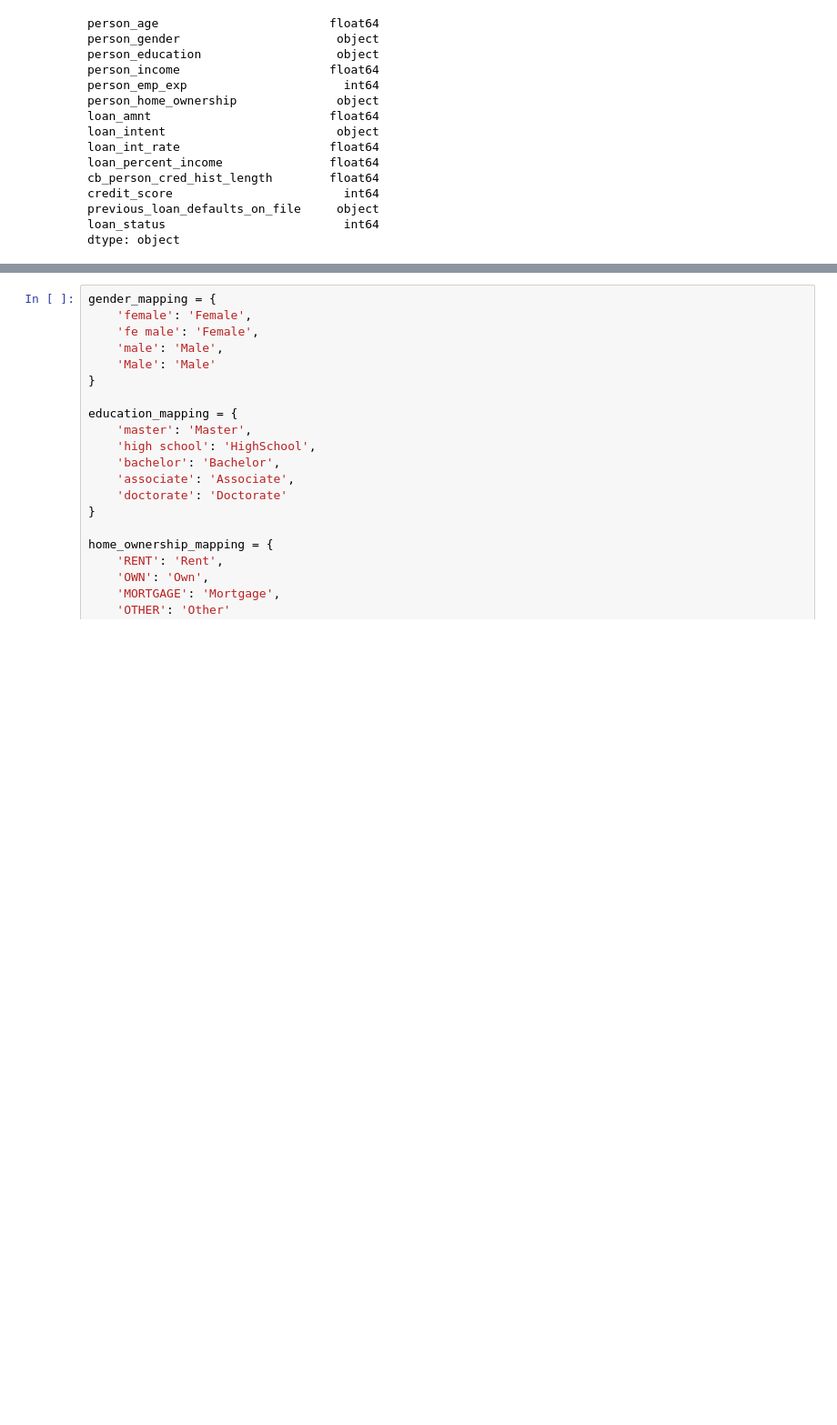
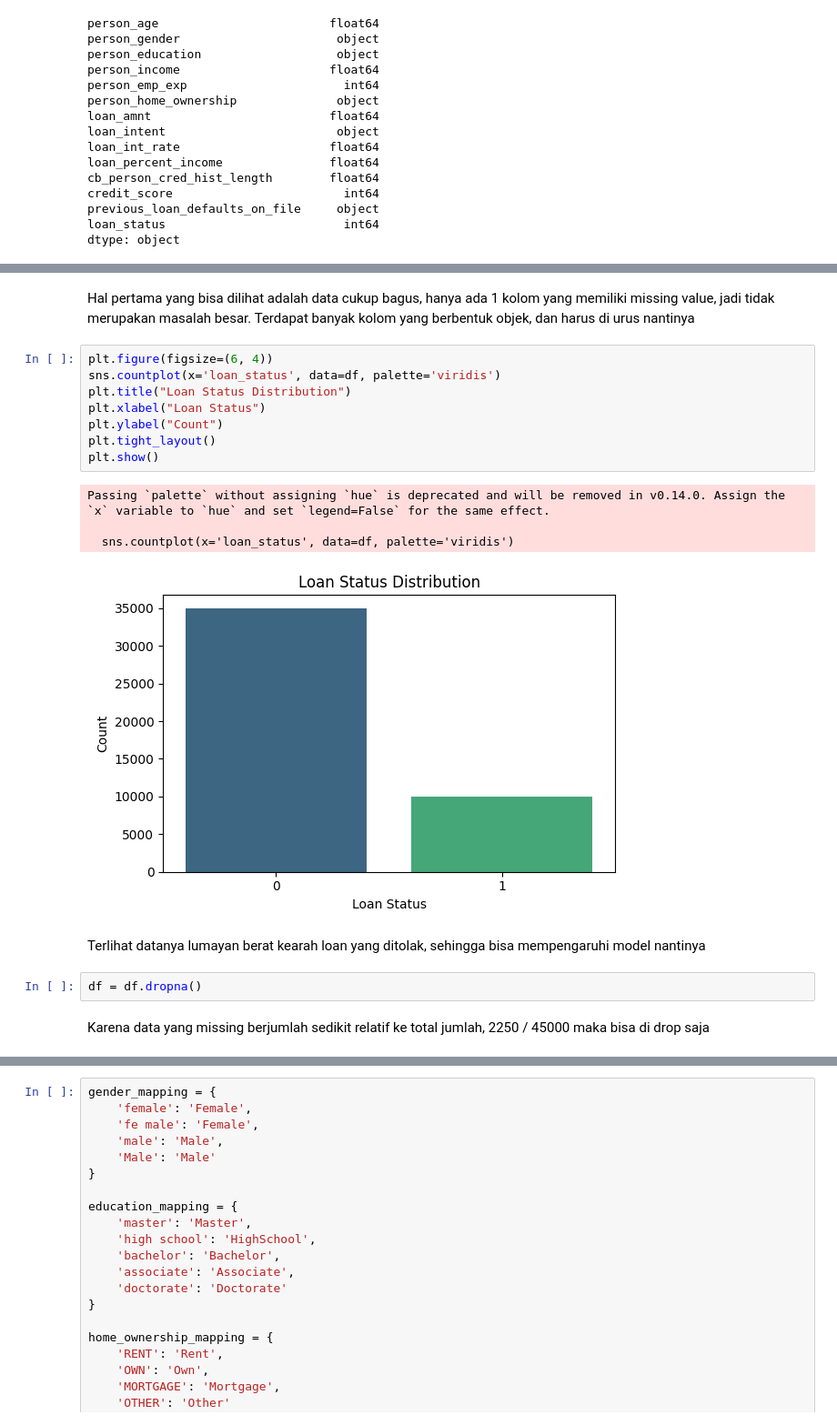
Before and after one commit to tuoasty/UTS-MD, a Jupyter notebook: 2702255533.ipynb, the cells around one changed output, grey strips where cells are left out. Shown: that part at 91% size. Saved outputs shown, nothing was run; the diff lists cells and outputs as text; blank space fills up the shorter version.

```diff
--- a/2702255533.ipynb
+++ b/2702255533.ipynb
@@ -37,3 +75,24 @@ dtype: object
+# %% [markdown]
+Hal pertama yang bisa dilihat adalah data cukup bagus, hanya ada 1 kolom yang memiliki missing value, jadi tidak merupakan masalah besar. Terdapat banyak kolom yang berbentuk objek, dan harus di urus nantinya
+# %%
+plt.figure(figsize=(6, 4))
+sns.countplot(x='loan_status', data=df, palette='viridis')
+plt.title("Loan Status Distribution")
+plt.xlabel("Loan Status")
+plt.ylabel("Count")
+plt.tight_layout()
+plt.show()
+# %% [output]
+Passing `palette` without assigning `hue` is deprecated and will be removed in v0.14.0. Assign the `x` variable to `hue` and set `legend=False` for the same effect.
+
+  sns.countplot(x='loan_status', data=df, palette='viridis')
+[figure, added]
+# %% [markdown]
+Terlihat datanya lumayan berat kearah loan yang ditolak, sehingga bisa mempengaruhi model nantinya
+# %%
+df = df.dropna()
+# %% [markdown]
+Karena data yang missing berjumlah sedikit relatif ke total jumlah, 2250 / 45000 maka bisa di drop saja
 # %%
 categorical_cols = df.select_dtypes(include=['object']).columns
 
```
Also changed, not shown: parts of 17 cells of this notebook, 5 other files.
